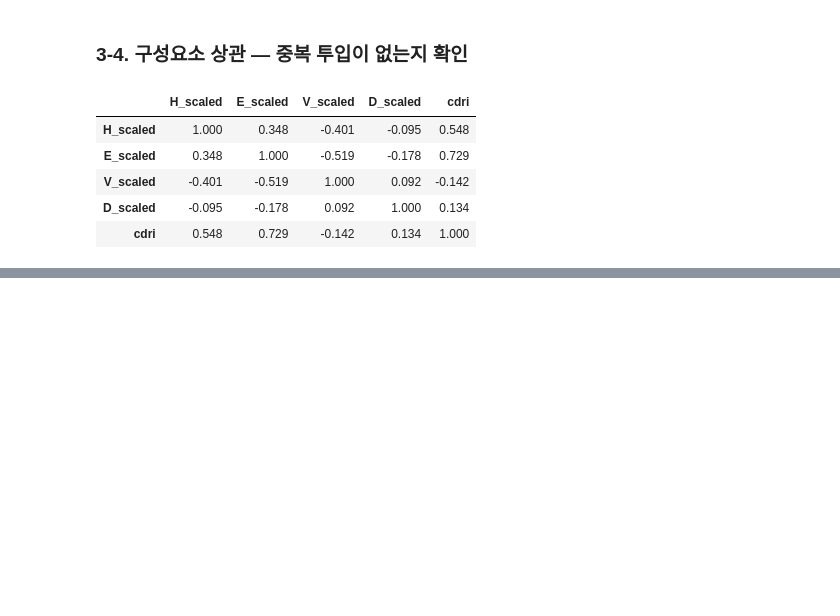
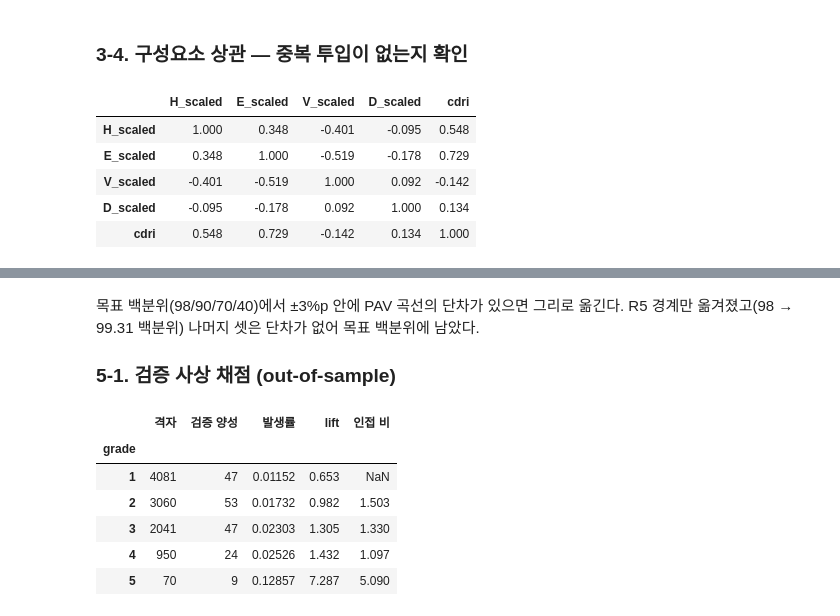
Before and after one commit to JaeHong-Jang/Changwon-, a Jupyter notebook: notebooks/04_modeling.ipynb, the cells around one changed output, grey strips where cells are left out. Drawn from its saved outputs; the diff is of its cells as text; code cells hidden in the pictures; blank space fills up the shorter version.

```diff
--- a/notebooks/04_modeling.ipynb
+++ b/notebooks/04_modeling.ipynb
@@ -331,0 +457,19 @@ cdri[["H_scaled", "E_scaled", "V_scaled", "D_scaled", "cdri"]].corr().round(3)
+# %% [markdown]
+목표 백분위(98/90/70/40)에서 ±3%p 안에 PAV 곡선의 단차가 있으면 그리로 옮긴다.
+R5 경계만 옮겨졌고(98 → 99.31 백분위) 나머지 셋은 단차가 없어 목표 백분위에 남았다.
+
+### 5-1. 검증 사상 채점 (out-of-sample)
+# %%
+val = gs["validation"]["calibration"]
+tbl = pd.DataFrame(val["rows"]).set_index("grade")
+tbl["인접 비"] = [None] + val["adjacent_ratios"]
+tbl.rename(columns={"n": "격자", "positives": "검증 양성",
+                    "incidence": "발생률", "lift": "lift"})
+# %% [output]
+|  | 격자 | 검증 양성 | 발생률 | lift | 인접 비 |
+| grade |  |  |  |  |  |
+| 1 | 4081 | 47 | 0.01152 | 0.653 | NaN |
+| 2 | 3060 | 53 | 0.01732 | 0.982 | 1.503 |
+| 3 | 2041 | 47 | 0.02303 | 1.305 | 1.330 |
+| 4 | 950 | 24 | 0.02526 | 1.432 | 1.097 |
+| 5 | 70 | 9 | 0.12857 | 7.287 | 5.090 |
```
Also changed, not shown: parts of 25 cells of this notebook, 7 other files.
